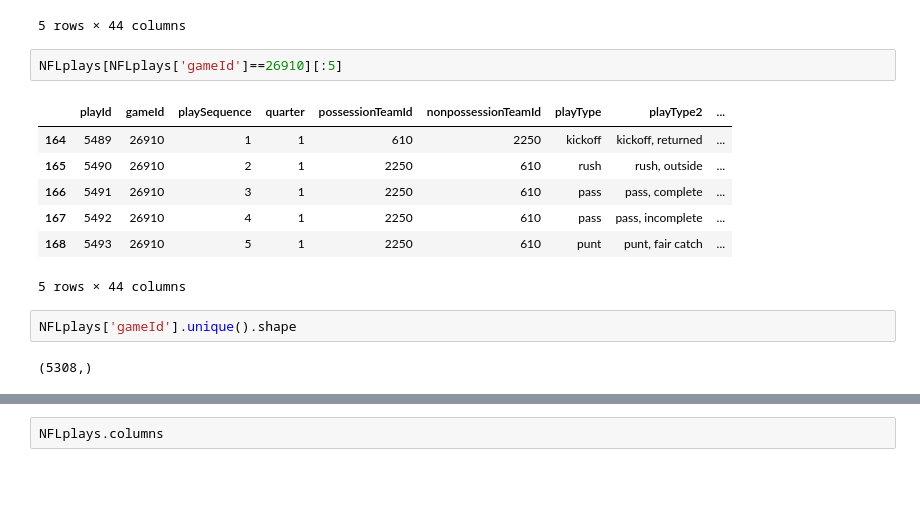
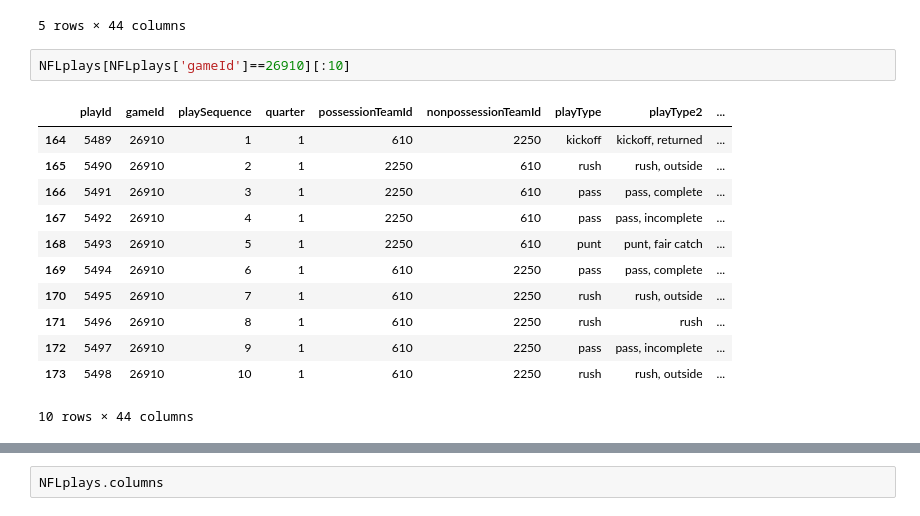
Before and after one commit to KUcyans/AppML_Final, a Jupyter notebook: Workspace/Analysis.ipynb, the cells around one changed output, grey strips where cells are left out. Cells and saved outputs as stored; diff of their text form; blank space fills up the shorter version.

```diff
--- a/Workspace/Analysis.ipynb
+++ b/Workspace/Analysis.ipynb
@@ -132,16 +129,17 @@ NFLplays[NFLplays['gameId']==26909][:5]
 | 4 | 30302 | 26909 | 5 | 1 | 3200 | 2200 | pass | pass, complete | ... |
 5 rows × 44 columns
 # %%
-NFLplays[NFLplays['gameId']==26910][:5]
+NFLplays[NFLplays['gameId']==26910][:10]
 # %% [output]
 |  | playId | gameId | playSequence | quarter | possessionTeamId | nonpossessionTeamId | playType | playType2 | ... |
 | 164 | 5489 | 26910 | 1 | 1 | 610 | 2250 | kickoff | kickoff, returned | ... |
 | 165 | 5490 | 26910 | 2 | 1 | 2250 | 610 | rush | rush, outside | ... |
 | 166 | 5491 | 26910 | 3 | 1 | 2250 | 610 | pass | pass, complete | ... |
 | 167 | 5492 | 26910 | 4 | 1 | 2250 | 610 | pass | pass, incomplete | ... |
 | 168 | 5493 | 26910 | 5 | 1 | 2250 | 610 | punt | punt, fair catch | ... |
+| 169 | 5494 | 26910 | 6 | 1 | 610 | 2250 | pass | pass, complete | ... |
+| 170 | 5495 | 26910 | 7 | 1 | 610 | 2250 | rush | rush, outside | ... |
+| 171 | 5496 | 26910 | 8 | 1 | 610 | 2250 | rush | rush | ... |
+| 172 | 5497 | 26910 | 9 | 1 | 610 | 2250 | pass | pass, incomplete | ... |
+| 173 | 5498 | 26910 | 10 | 1 | 610 | 2250 | rush | rush, outside | ... |
-5 rows × 44 columns
+10 rows × 44 columns
-# %%
-NFLplays['gameId'].unique().shape
-# %% [output]
-(5308,)
```
Also changed, not shown: parts of 34 cells of this notebook, 1 other file.
